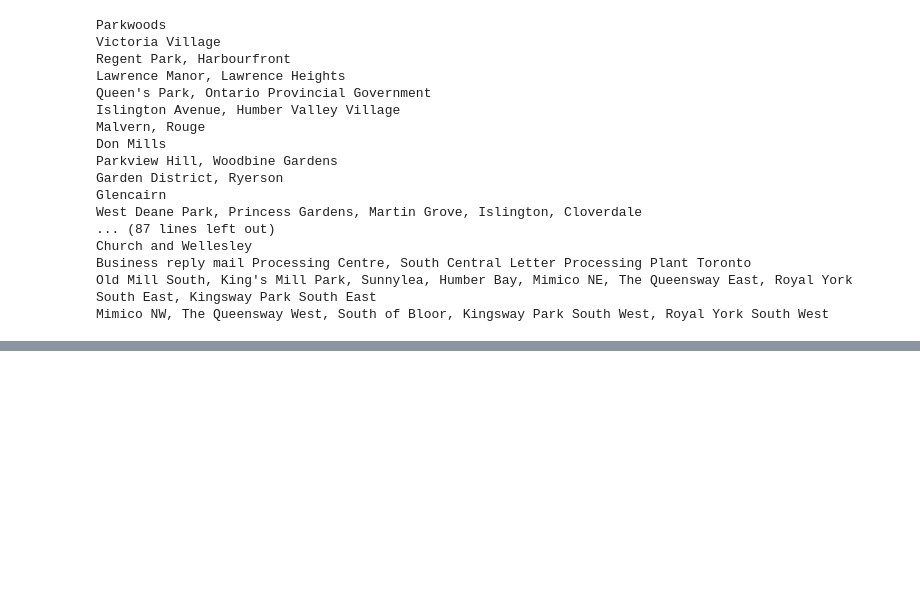
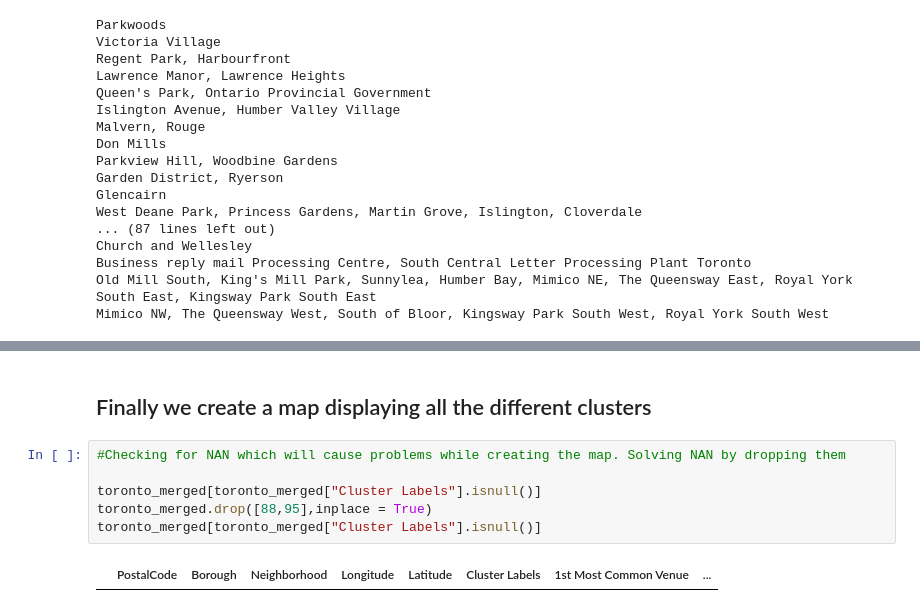
Before and after one commit to GuettlerPro/Coursera_Capstone, a Jupyter notebook: Segmenting and Clustering Neighborhoods in Toronto.ipynb, the cells around one changed output, grey strips where cells are left out. Saved outputs shown, nothing was run; the diff lists cells and outputs as text; blank space fills up the shorter version.

```diff
--- a/Segmenting and Clustering Neighborhoods in Toronto.ipynb
+++ b/Segmenting and Clustering Neighborhoods in Toronto.ipynb
@@ -276,0 +350,10 @@ toronto_grouped.head()
+# %% [markdown]
+## Finally we create a map displaying all the different clusters
+# %%
+#Checking for NAN which will cause problems while creating the map. Solving NAN by dropping them
+
+toronto_merged[toronto_merged["Cluster Labels"].isnull()]
+toronto_merged.drop([88,95],inplace = True)
+toronto_merged[toronto_merged["Cluster Labels"].isnull()]
+# %% [output]
+|  | PostalCode | Borough | Neighborhood | Longitude | Latitude | Cluster Labels | 1st Most Common Venue | ... |
```
Also changed, not shown: parts of 16 cells of this notebook.
